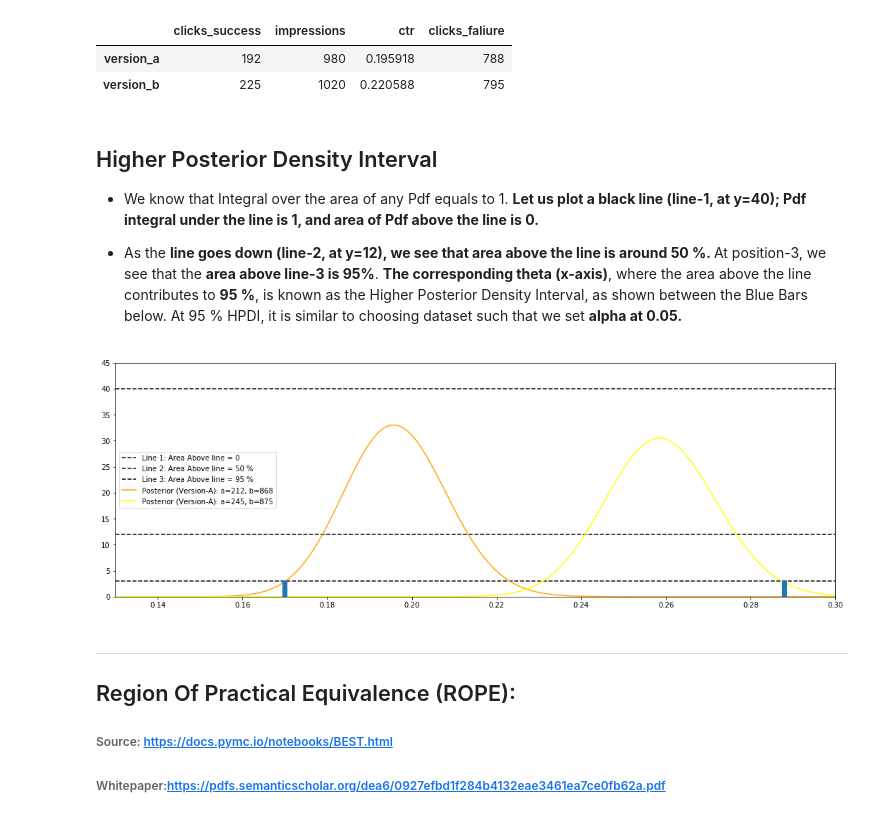
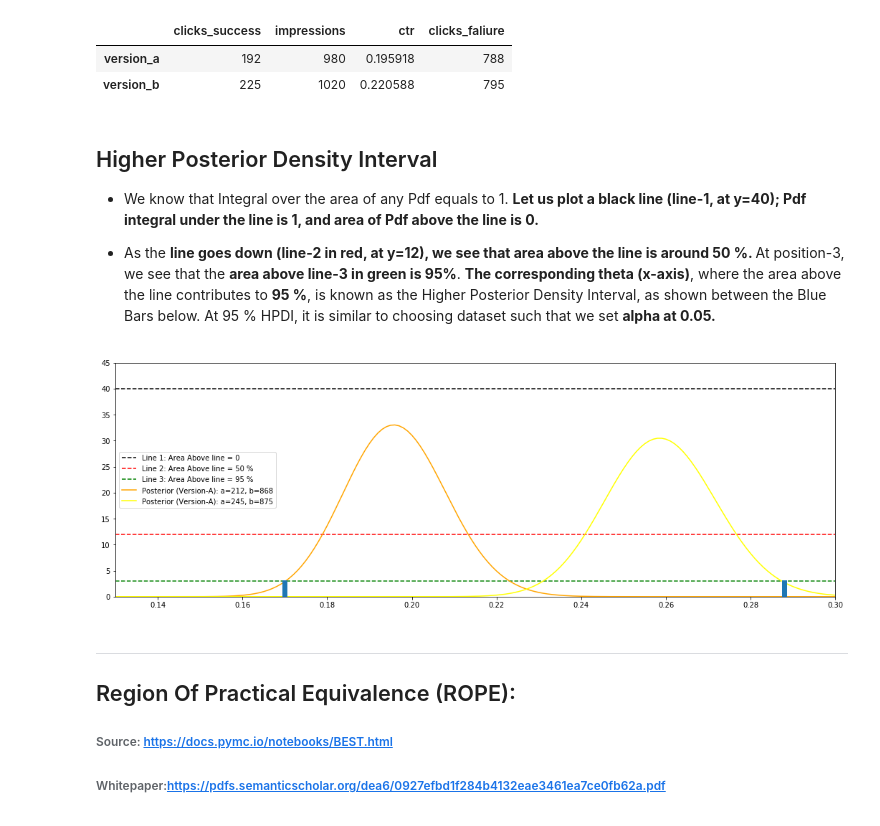
Before and after one commit to AdiVarma27/AdiVarma27.github.io, a Jupyter notebook: _jupyter/2020-04-13-Bayesian Thinking in AB Testing & Evaluation (ROPE, Effect Size and Lift).ipynb, the cells around one changed output. Cells and saved outputs as stored; diff of their text form; code cells hidden in the pictures.

```diff
--- a/_jupyter/2020-04-13-Bayesian Thinking in AB Testing & Evaluation (ROPE, Effect Size and Lift).ipynb
+++ b/_jupyter/2020-04-13-Bayesian Thinking in AB Testing & Evaluation (ROPE, Effect Size and Lift).ipynb
@@ -223,26 +223,26 @@ df
 * We know that Integral over the area of any Pdf equals to 1. <b>Let us plot a black line (line-1, at y=40); Pdf integral under the line is 1, and area of Pdf above the line is 0.</b>
 
 
-* As the <b>line goes down (line-2, at y=12), we see that area above the line is around 50 %. </b>At position-3, we see that the <b>area above line-3 is 95%</b>. <b>The corresponding theta (x-axis)</b>, where the area above the line contributes to <b>95 %</b>, is known as the Higher Posterior Density Interval</b>, as shown between the Blue Bars below. At 95 % HPDI, it is similar to choosing dataset such that we set <b>alpha at 0.05.</b>
+* As the <b>line goes down (line-2 in red, at y=12), we see that area above the line is around 50 %. </b>At position-3, we see that the <b>area above line-3 in green is 95%</b>. <b>The corresponding theta (x-axis)</b>, where the area above the line contributes to <b>95 %</b>, is known as the Higher Posterior Density Interval</b>, as shown between the Blue Bars below. At 95 % HPDI, it is similar to choosing dataset such that we set <b>alpha at 0.05.</b>
 # %%
 plt.figure(figsize=(18,6));x = np.arange(0,1,0.001)
 
 ya = beta.pdf(x, updated_alpha_version_a, updated_beta_version_a);
 plt.axhline(40, color='black', linestyle='dashed', label='Line 1: Area Above line = 0');
-plt.axhline(12, color='black', linestyle='dashed', label='Line 2: Area Above line = 50 %');
-plt.axhline(3, color='black', linestyle='dashed', label='Line 3: Area Above line = 95 % ');
+plt.axhline(12, color='red', linestyle='dashed', label='Line 2: Area Above line = 50 %');
+plt.axhline(3, color='green', linestyle='dashed', label='Line 3: Area Above line = 95 % ');
 plt.plot(x, ya, label='Posterior (Version-A): a=212, b=868',c='orange');
 
 yb = beta.pdf(x, updated_alpha_version_b, updated_beta_version_b);
 plt.plot(x, yb, label='Posterior (Version-A): a=245, b=875',c='yellow');
 
 plt.axvline(0.17, ymax=0.06, linewidth=7);plt.axvline(0.288, ymax=0.06, linewidth=7);
 
 plt.xlim(0.13,0.3);plt.ylim(0,45);
 plt.legend();
 plt.show()
 # %% [output]
-[figure, old version]
+[figure, new version]
 # %% [markdown]
 <hr>
 
```
